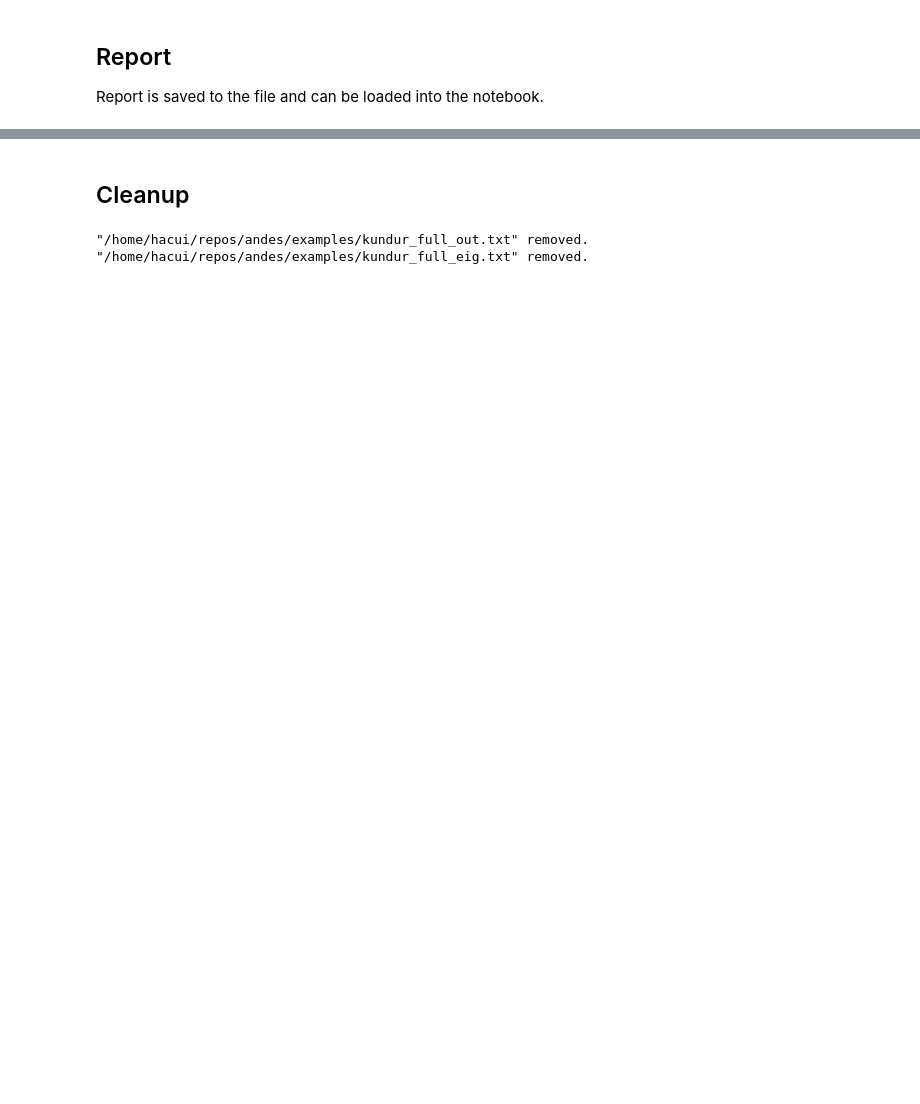
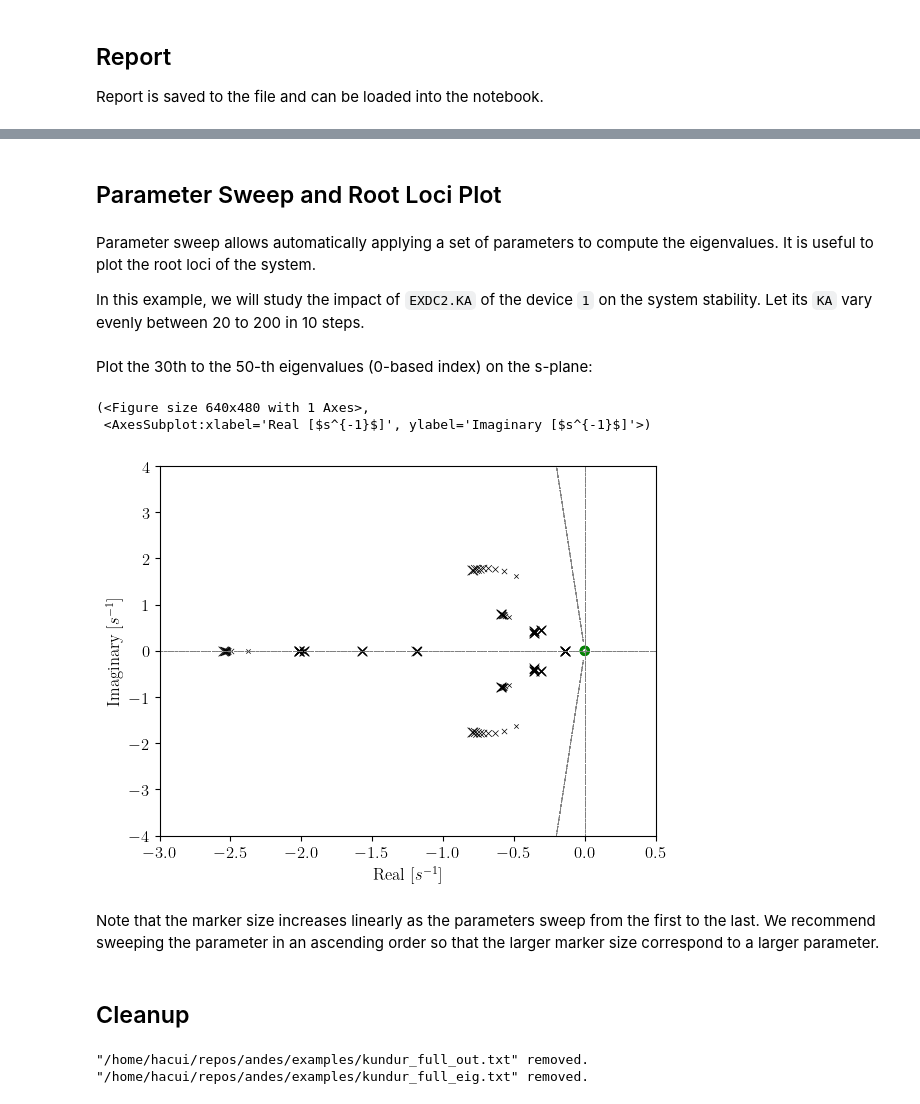
Before and after one commit to CURENT/andes, a Jupyter notebook: examples/ex4.ipynb, the cells around one changed output, grey strips where cells are left out. Drawn from its saved outputs; the diff is of its cells as text; code cells hidden in the pictures; blank space fills up the shorter version.

Commit message:
Add example for parameter sweep and root loci plot.

```diff
--- a/examples/ex4.ipynb
+++ b/examples/ex4.ipynb
@@ -63,6 +65,30 @@ W_x EXDC2 1                    9e-05           0.00026                 0
 W_x EXDC2 2                    9e-05           0.00023             1e-05
 W_x EXDC2 3                    5e-05                 0           0.00021
 W_x EXDC2 4                    7e-05                 0           0.00029
+# %% [markdown]
+## Parameter Sweep and Root Loci Plot
+# %% [markdown]
+Parameter sweep allows automatically applying a set of parameters to compute the
+eigenvalues. It is useful to plot the root loci of the system.
+
+In this example, we will study the impact of ``EXDC2.KA`` of the device
+`1` on the system stability. Let its `KA` vary evenly between 20 to 200 in 10
+steps.
+# %%
+ret = ss.EIG.sweep(ss.EXDC2.KA, 1, np.linspace(20, 200, 10))
+# %% [markdown]
+Plot the 30th to the 50-th eigenvalues (0-based index) on the s-plane:
+# %%
+
+ss.EIG.plot_root_loci(ret, range(30, 51), left=-3, ymax=4, ymin=-4)
+# %% [output]
+(<Figure size 640x480 with 1 Axes>,
+ <AxesSubplot:xlabel='Real [$s^{-1}$]', ylabel='Imaginary [$s^{-1}$]'>)
+[figure, added]
+# %% [markdown]
+Note that the marker size increases linearly as the parameters sweep from the
+first to the last. We recommend sweeping the parameter in an ascending order so
+that the larger marker size correspond to a larger parameter.
 # %% [markdown]
 ## Cleanup
 # %%
```
Also changed, not shown: parts of 5 cells of this notebook.
